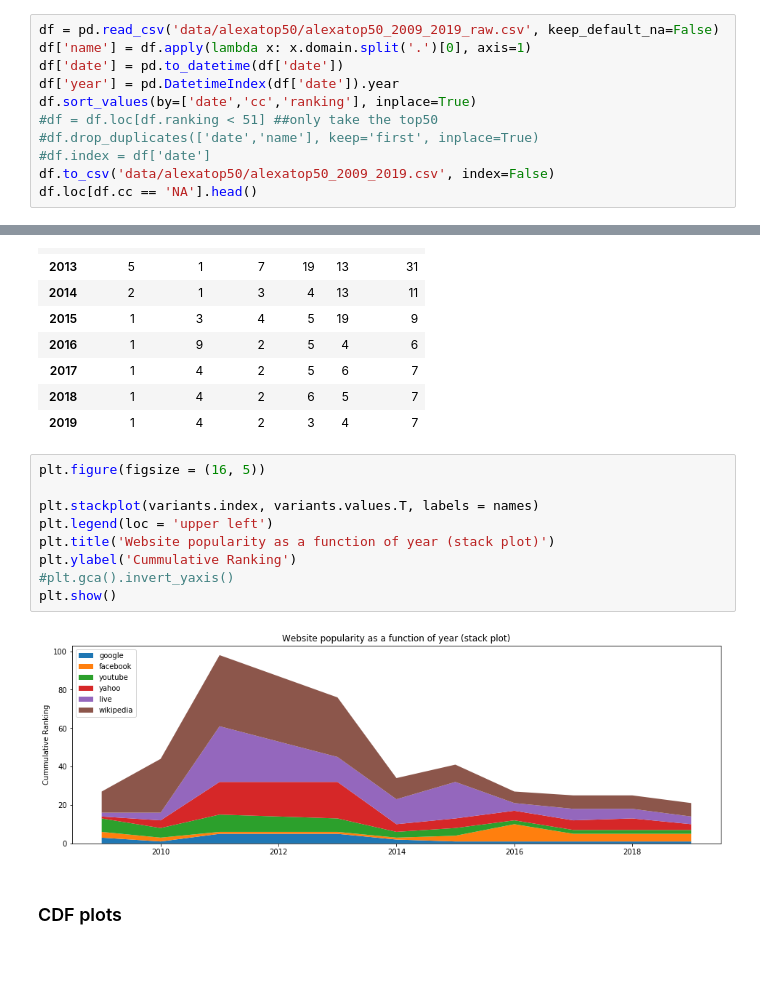
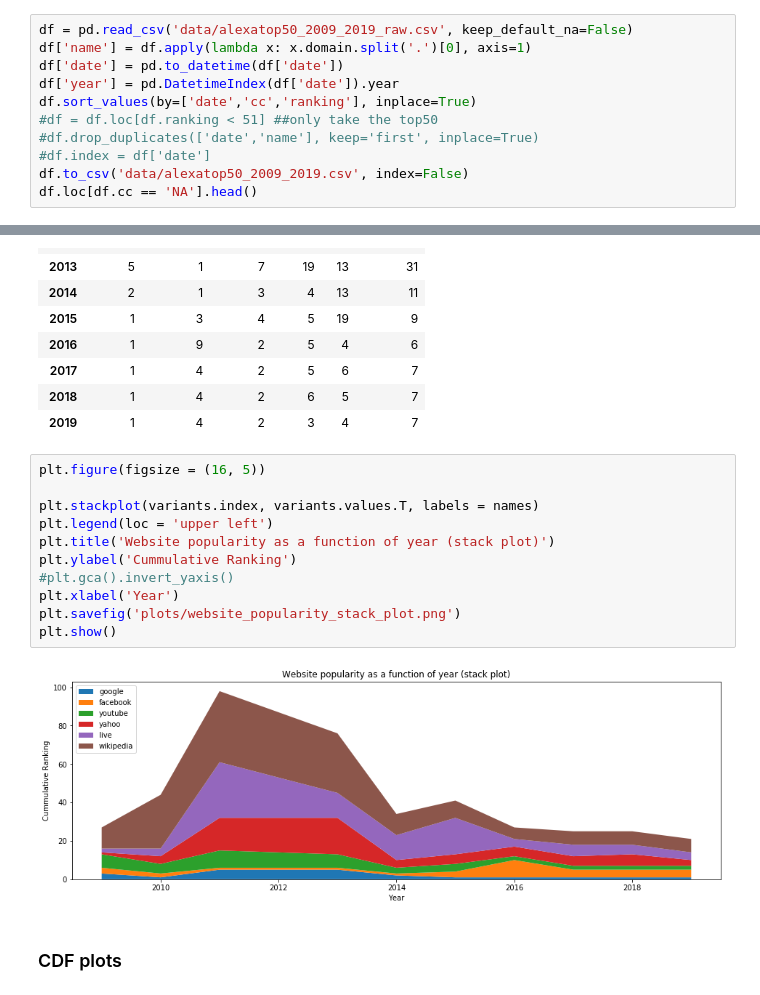
Before and after one commit to AFRINIC-Labs/internet-consolidation-africa, a Jupyter notebook: alexatop50/alexatop50.ipynb, the cells around one changed output, grey strips where cells are left out. Saved outputs shown, nothing was run; the diff lists cells and outputs as text; blank space fills up the shorter version.

Commit message:
added plots

```diff
--- a/alexatop50/alexatop50.ipynb
+++ b/alexatop50/alexatop50.ipynb
@@ -28,7 +28,7 @@ io = ['KM','MG','MU','RE','SC','YT']
 ccs = [
 'EG', 'BJ', 'CI', 'CV', 'GH', 'GM', 'GN', 'GW', 'AO', 'CF', 'CG', 'CM', 'GA', 'GQ', 'TD', 'BI', 'DJ', 'ER', 'ET', 'KM', 'BW', 'MA', 'SD', 'TN', 'LR', 'ML', 'MR', 'NE', 'NG', 'SL', 'SN', 'TG', 'ST', 'KE', 'MG', 'MU', 'MW', 'MZ', 'RE', 'RW', 'SC', 'SO', 'UG', 'LS', 'NA', 'SZ', 'ZA', 'DZ', 'EH', 'LY', 'BF', 'SH', 'CD', 'TZ', 'YT', 'ZM', 'ZW']
 # %%
-df = pd.read_csv('data/alexatop50/alexatop50_2009_2019_raw.csv', keep_default_na=False)
+df = pd.read_csv('data/alexatop50_2009_2019_raw.csv', keep_default_na=False)
 df['name'] = df.apply(lambda x: x.domain.split('.')[0], axis=1)
 df['date'] = pd.to_datetime(df['date'])
 df['year'] = pd.DatetimeIndex(df['date']).year
@@ -36,7 +36,7 @@ df.sort_values(by=['date','cc','ranking'], inplace=True)
 #df = df.loc[df.ranking < 51] ##only take the top50
 #df.drop_duplicates(['date','name'], keep='first', inplace=True)
 #df.index = df['date']
-df.to_csv('data/alexatop50/alexatop50_2009_2019.csv', index=False)
+df.to_csv('data/alexatop50_2009_2019.csv', index=False)
 df.loc[df.cc == 'NA'].head()
 # %% [output]
 |  | date | ranking | domain | cc | name | year |
@@ -152,14 +154,16 @@ variants
 # %%
 plt.figure(figsize = (16, 5))
 
 plt.stackplot(variants.index, variants.values.T, labels = names)
 plt.legend(loc = 'upper left')
 plt.title('Website popularity as a function of year (stack plot)')
 plt.ylabel('Cummulative Ranking')
 #plt.gca().invert_yaxis()
+plt.xlabel('Year')
+plt.savefig('plots/website_popularity_stack_plot.png')
 plt.show()
 # %% [output]
-[figure, old version]
+[figure, new version]
 # %% [markdown]
 ### CDF plots
 # %%
```
Also changed, not shown: parts of 11 cells of this notebook, 10 other files.
